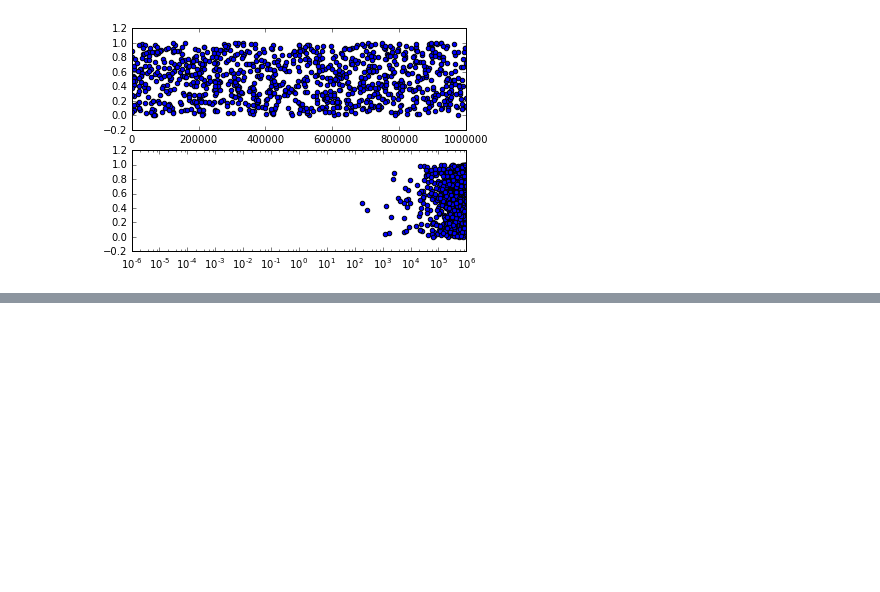
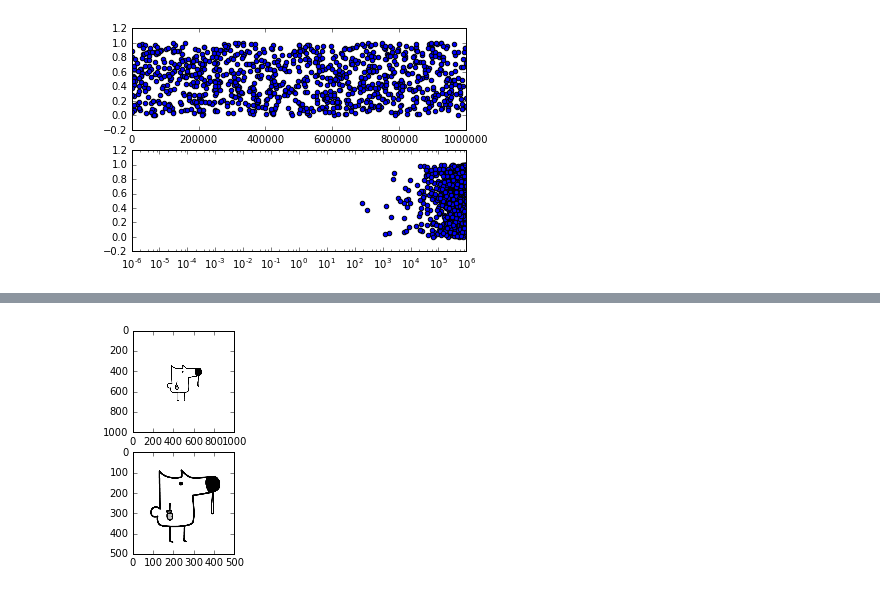
Before and after one commit to zlxs23/Data_Visualization, a Jupyter notebook: chap_2_Understand Data.ipynb, the cells around one changed output, grey strips where cells are left out. Cells and saved outputs as stored; diff of their text form; code cells hidden in the pictures; blank space fills up the shorter version.

```diff
--- a/chap_2_Understand Data.ipynb
+++ b/chap_2_Understand Data.ipynb
@@ -141,0 +193,28 @@ show()
+# %%
+bug = scipy.misc.imread('head_image_zhihu.jpg')
+
+# if want to inspect the shape of the loaded image
+# uncomment following line
+# print bug.shape
+
+# the original image is RGB having values for all three
+# channels separately need to convert that to freyscale image
+# by picking up just one channel
+
+# covert to gray
+bug = bug[:,:,0]
+# show original image
+plt.figure()
+plt.gray()
+
+plt.subplot(211)
+plt.imshow(bug)
+
+# show 'zoomed' region
+zbug = bug[250:750,250:750]
+plt.subplot(212)
+plt.imshow(zbug)
+
+plt.show()
+# %% [output]
+[figure, added]
```
Also changed, not shown: parts of 9 cells of this notebook, 3 other files.
